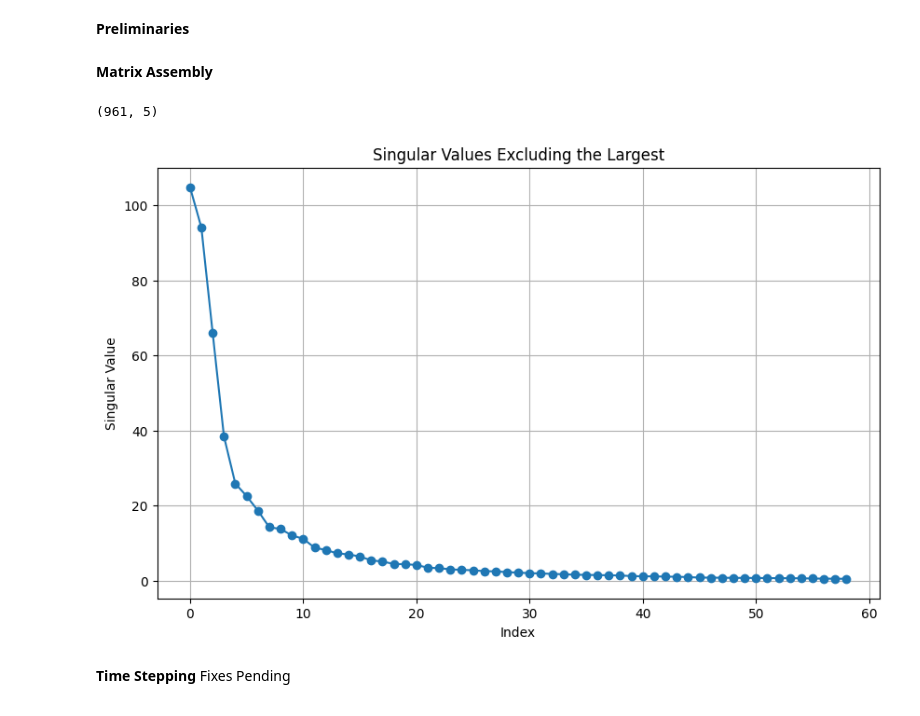
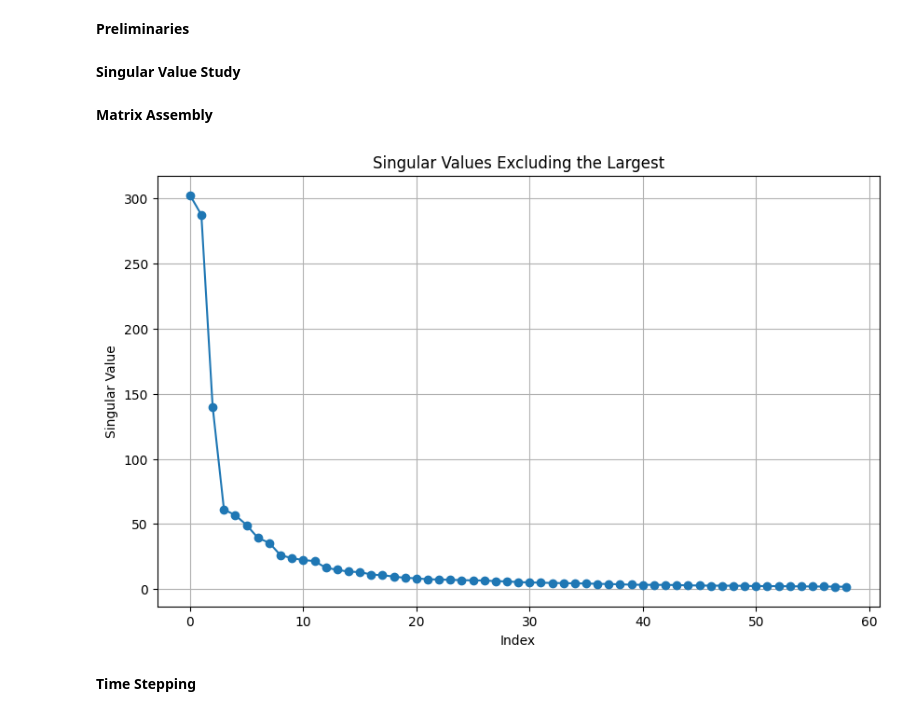
Before and after one commit to LuigiPagani/POD-Galerkin-and-POD-NN-for-Parabolic-PDEs, a Jupyter notebook: Project_1.ipynb, the cells around one changed output. Cells and saved outputs as stored; diff of their text form; code cells hidden in the pictures.

```diff
--- a/Project_1.ipynb
+++ b/Project_1.ipynb
@@ -52,7 +148,7 @@ def Convdiff_solver(w1, w2, steps = 50, dt = 5e-4):
     bf1 = fe.asvector(b1, bspace)
     bf2 = fe.asvector(b2, bspace)
 
-    B = sp.csr_matrix(assemble(inner(bf, grad(v1))*v2*dx).array()) # transport matrix
+    B  = sp.csr_matrix(assemble(inner(bf, grad(v1))*v2*dx).array()) # transport matrix
     B1 = sp.csr_matrix(assemble(inner(bf1, grad(v1))*v2*dx).array())
     B2 = sp.csr_matrix(assemble(inner(bf2, grad(v1))*v2*dx).array())
 
@@ -78,8 +174,8 @@ def Convdiff_solver(w1, w2, steps = 50, dt = 5e-4):
 
 
 # Define the parameter space
-n_samples = 100  # Reduced number of samples
-parameter_ranges = [np.linspace(0, 10, 100), np.linspace(0, 10, 100)]  # Define parameter ranges
+n_samples = 1000  # Reduced number of samples
+parameter_ranges = [np.linspace(0, 1000, 1000), np.linspace(0, 1000, 1000)]  # Define parameter ranges
 
 # Generate Latin Hypercube Samples
 lhs_samples = lhs(2, samples=n_samples, criterion='center')  # 2 for two parameters, criterion 'center' for centered samples
@@ -97,67 +195,74 @@ for w1, w2 in params:
+# %% [markdown]
+**Singular Value Study**
 # %% [markdown]
 **Matrix Assembly**
 # %%
 from scipy.linalg import svd
+import numpy as np
+from fenics import *
+from pyDOE import lhs
+from scipy.sparse.linalg import spsolve
+import dlroms.fespaces as fe
+import numpy as np
+from scipy.sparse.linalg import spsolve
+from scipy.sparse import csr_matrix
+from convdiff import Stokes_solver
+import scipy.sparse as sp
+from scipy.sparse.linalg import spsolve
+
+#snapshots = np.load('/content/snapshots.npy')
+
 
 U, s, Vt = svd(snapshots, full_matrices=False)
 
 
 # Now you can apply SVD or any other analysis you wish to this giant matrix
 from scipy.linalg import svd
 U, s, Vt = svd(snapshots, full_matrices=False)
 
 energy = np.cumsum(s**2) / np.sum(s**2)
 
 # Determine number of modes to retain 99% of energy
-n_modes = np.searchsorted(energy, 0.99)
+n_modes = 35
 
 V = U[:, :n_modes]
+
+import matplotlib.pyplot as plt
+import numpy as np
+
+# Assuming 's' contains your singular values from the SVD
+singular_values = s[1:60]  # Exclude the largest singular value
+
+# Plotting the remaining singular values
+plt.figure(figsize=(10, 6))
+plt.plot(singular_values, marker='o')
+plt.title('Singular Values Excluding the Largest')
+plt.xlabel('Index')
+plt.ylabel('Singular Value')
+plt.grid(True)
+plt.show()
+
 
 
 
 mesh = fe.unitsquaremesh(30, 30)
 Vh = fe.space(mesh, 'CG', 1) # FE space for u (chemical concentration)
 bspace = fe.space(mesh, "CG", 1, scalar = False, bubble = True) # FE space for b (transport field)
 
 from scipy.sparse import csr_matrix
 
 # Assuming we have a function to assemble FOM matrices
 w1 = 5
 w2 = 5
 u, M_fom, S_fom, B_fom,B1_fom,B2_fom = Convdiff_solver(w1, w2, steps = 50, dt = 5e-4)
 
 M_rb = V.T @ M_fom @ V
 S_rb = V.T @ S_fom @ V
 B_rb = V.T @ B_fom @ V
 B1_rb = V.T @ B1_fom @ V
 B2_rb = V.T @ B2_fom @ V
-
-# Calculate the linear combination of B1 and B2 using the given weights
-B_combined_fom = w1 * B1_fom + w2 * B2_fom
-
-# Compute the difference between B_fom and the weighted linear combination
-difference_fom = B_fom - B_combined_fom
-print(V.shape)
 # %% [output]
-(961, 5)
+[figure, added]
-# %%
-import matplotlib.pyplot as plt
-import numpy as np
-
-# Assuming 's' contains your singular values from the SVD
-singular_values = s[1:60]  # Exclude the largest singular value
-
-# Plotting the remaining singular values
-plt.figure(figsize=(10, 6))
-plt.plot(singular_values, marker='o')
-plt.title('Singular Values Excluding the Largest')
-plt.xlabel('Index')
-plt.ylabel('Singular Value')
-plt.grid(True)
-plt.show()
-# %% [output]
-[figure, removed]
 # %% [markdown]
 **Time Stepping**
-Fixes Pending
 # %%
```
Also changed, not shown: parts of 11 cells of this notebook.
